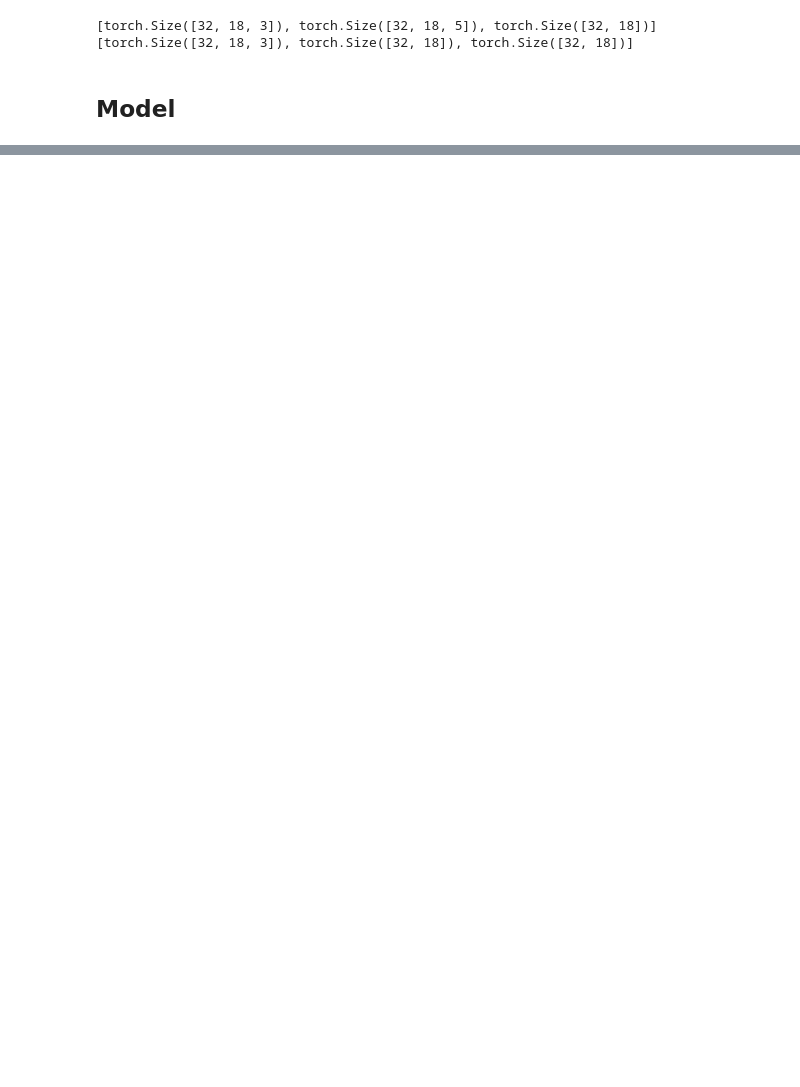
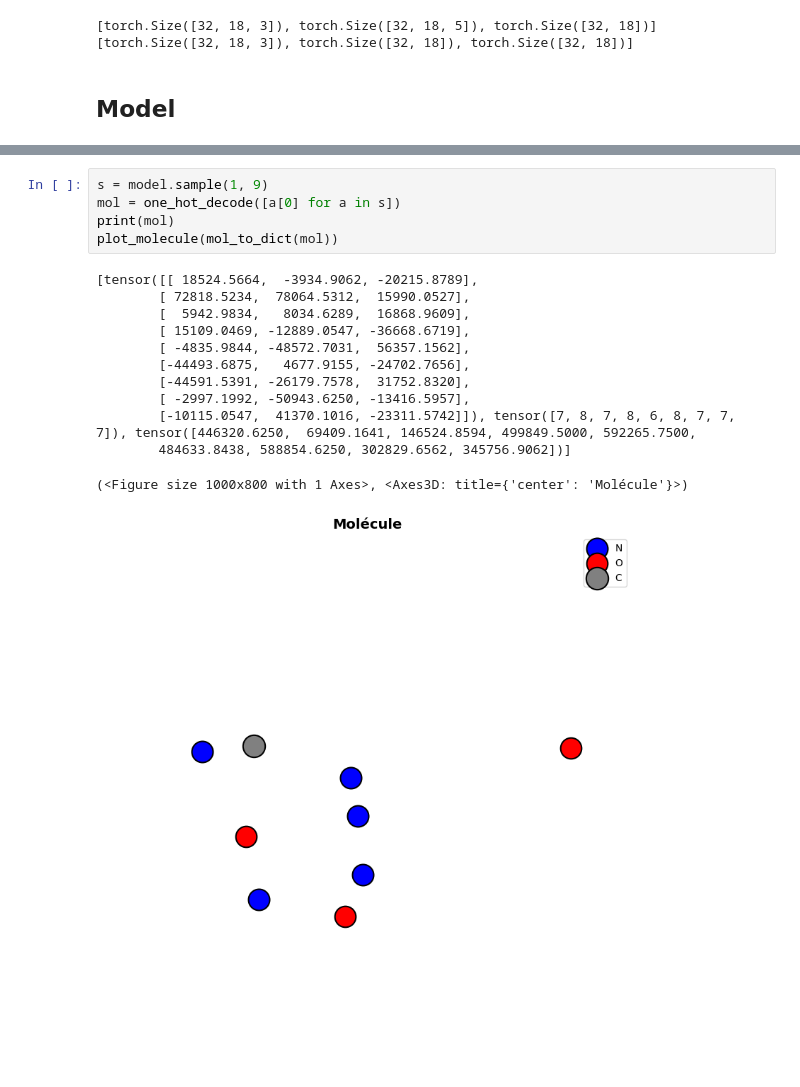
Before and after one commit to mdb0/Equivariant-Diffusion-for-Molecule-Generation-in-3D, a Jupyter notebook: train.ipynb, the cells around one changed output, grey strips where cells are left out. Saved outputs shown, nothing was run; the diff lists cells and outputs as text; blank space fills up the shorter version.

```diff
--- a/train.ipynb
+++ b/train.ipynb
@@ -383,0 +406,18 @@ for i in range(10):
+# %%
+s = model.sample(1, 9)
+mol = one_hot_decode([a[0] for a in s])
+print(mol)
+plot_molecule(mol_to_dict(mol))
+# %% [output]
+[tensor([[ 18524.5664,  -3934.9062, -20215.8789],
+        [ 72818.5234,  78064.5312,  15990.0527],
+        [  5942.9834,   8034.6289,  16868.9609],
+        [ 15109.0469, -12889.0547, -36668.6719],
+        [ -4835.9844, -48572.7031,  56357.1562],
+        [-44493.6875,   4677.9155, -24702.7656],
+        [-44591.5391, -26179.7578,  31752.8320],
+        [ -2997.1992, -50943.6250, -13416.5957],
+        [-10115.0547,  41370.1016, -23311.5742]]), tensor([7, 8, 7, 8, 6, 8, 7, 7, 7]), tensor([446320.6250,  69409.1641, 146524.8594, 499849.5000, 592265.7500,
+        484633.8438, 588854.6250, 302829.6562, 345756.9062])]
+(<Figure size 1000x800 with 1 Axes>, <Axes3D: title={'center': 'Molécule'}>)
+[figure, added]
```
Also changed, not shown: parts of 6 cells of this notebook.
